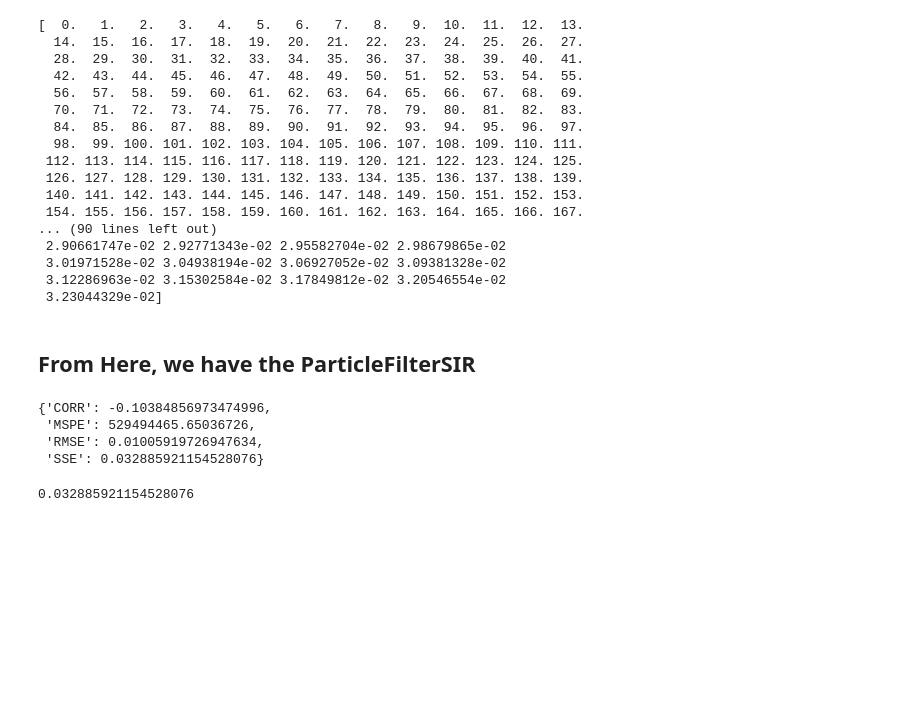
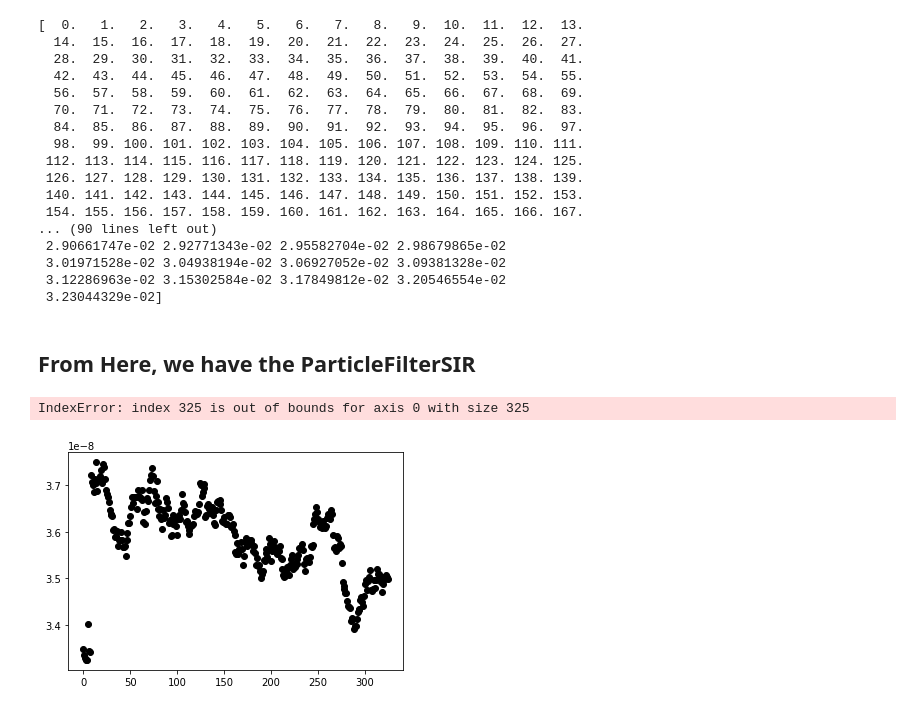
Before and after one commit to xprizetbsi/pandemic_response, a Jupyter notebook: Predictor/Database_Connector_italy_flexible.ipynb, the cells around one changed output. Cells and saved outputs as stored; diff of their text form; code cells hidden in the pictures; blank space fills up the shorter version.

```diff
--- a/Predictor/Database_Connector_italy_flexible.ipynb
+++ b/Predictor/Database_Connector_italy_flexible.ipynb
@@ -604,12 +604,13 @@ path = 'Particle_Filter'
 params = read_params('./data/params/params2019-20.csv')
 params['alpha'] = 0.35
 params['beta'] = 0.035
-params['init_i'] = 0.0115239857
 params['CDC'] = f'./data/{file}.csv'
 params['filtering'] = True
 params['time_varying'] = False
 dat = get_data(params['CDC'])
-params['size'] = dat.shape[0]        #Created to flexibilize the amount of days
+params['size'] = dat.shape[0]
+params['init_i'] = dat[0]
+#Created to flexibilize the amount of days
 
 
 sir = ParticleSIR(num_particles, params)
@@ -620,8 +621,13 @@ pprint(sir.scores)
 
 write_file(path, year, sir, out_str)
 # %% [output]
-{'CORR': -0.10384856973474996,
- 'MSPE': 529494465.65036726,
- 'RMSE': 0.01005919726947634,
- 'SSE': 0.032885921154528076}
+IndexError: index 325 is out of bounds for axis 0 with size 325
-0.032885921154528076
+# %%
+import matplotlib.pyplot as plt
+
+x = np.arange(0,325)
+y = sir.IS
+
+plt.plot(x, y, 'o', color='black');
+# %% [output]
+[figure, added]
```
Also changed, not shown: 5 other files.
